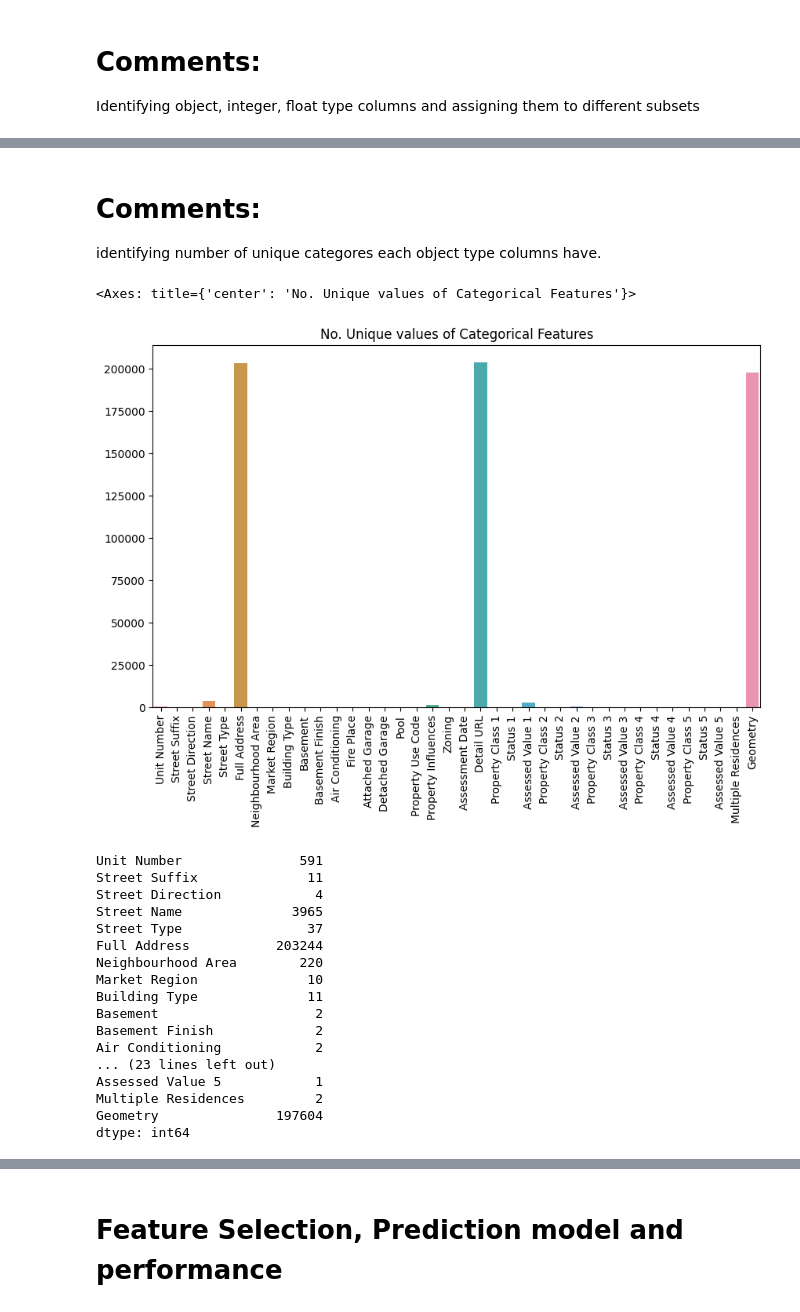
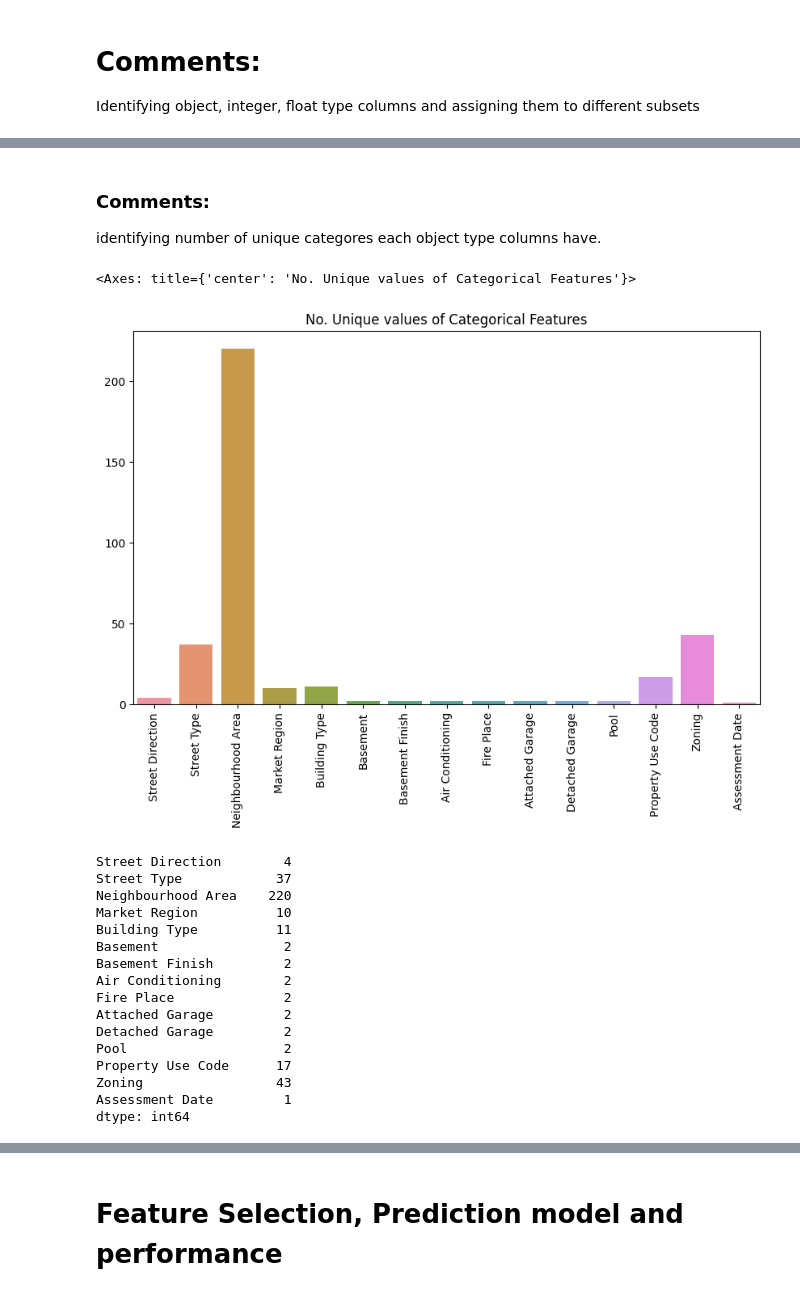
Before and after one commit to prarnamehta/Automated-Valuation-Model, a Jupyter notebook: Automated valuation model.ipynb, the cells around one changed output, grey strips where cells are left out. Cells and saved outputs as stored; diff of their text form; code cells hidden in the pictures.

```diff
--- a/Automated valuation model.ipynb
+++ b/Automated valuation model.ipynb
@@ -73,11 +91,8 @@ After scrubbing, the descriptive statistics of numerical columns is as following
 columns_to_clean = ['Street Number','Total Living Area','Total Assessed Value','Assessed Land Area','Water Frontage Measurement','Sewer Frontage Measurement',
                     'GISID','Roll Number','Dwelling Units','Current Assessment Year']
 
-# Add median separately since it's not included in describe()
-descriptive_stats.loc['median'] = ds.median()
-
-# Remove the dollar sign and convert to float
-ds[columns_to_clean] = ds[columns_to_clean].replace('[\$,]', '', regex=True).astype(float)
+for col in columns_to_clean:
+    ds[col] = pd.to_numeric(ds[col].replace('[\$,]', '', regex=True), errors='coerce')
 ds.describe()
 # %% [output]
 |  | Roll Number | Street Number | Total Living Area | Year Built | Rooms | Number Floors (Condo) | ... |
@@ -302,35 +314,46 @@ Float variables: 10
+# %%
+Cols_to_drop = ['Full Address','Geometry','Detail URL', 'Assessment Date',
+                'Assessed Value 1','Assessed Value 2','Assessed Value 3','Assessed Value 4',
+                'Assessed Value 5','Property Class 1','Property Class 2','Property Class 3',
+                'Property Class 4','Property Class 5','Status 1','Status 2','Status 3','Status 4',
+                'Status 5','Unit Number','Street Name','Street Suffix','Dwelling Units',
+                'Multiple Residences','Property Influences','Number Floors (Condo)', 'Street Number',
+                'Current Assessment Year','GISID','Centroid Lon','Centroid Lat','Roll Number']
+ds = ds.drop(columns=Cols_to_drop)
 # %% [markdown]
-# Comments:
+### Comments:
 identifying number of unique categores each object type columns have.
 # %%
-unique_values = []
+# identifying object type columns
+obj = (ds.dtypes == 'object')
+object_cols = list(obj[obj].index)
+
 for col in object_cols:
     unique_values.append(ds[col].unique().size)
 plt.figure(figsize=(10,6))
 plt.title('No. Unique values of Categorical Features')
 plt.xticks(rotation=90)
 sns.barplot(x=object_cols,y=unique_values)
 # %% [output]
 <Axes: title={'center': 'No. Unique values of Categorical Features'}>
-[figure, old version]
+[figure, new version]
 # %%
 category_counts = ds[object_cols].nunique()
 category_counts
 # %% [output]
-Unit Number               591
-Street Suffix              11
-Street Direction            4
-Street Name              3965
-Street Type                37
-Full Address           203244
-Neighbourhood Area        220
-Market Region              10
-Building Type              11
-Basement                    2
-Basement Finish             2
-Air Conditioning            2
-... (23 lines left out)
-Assessed Value 5            1
-Multiple Residences         2
-Geometry               197604
+Street Direction        4
+Street Type            37
+Neighbourhood Area    220
+Market Region          10
+Building Type          11
+Basement                2
+Basement Finish         2
+Air Conditioning        2
+Fire Place              2
+Attached Garage         2
+Detached Garage         2
+Pool                    2
+Property Use Code      17
+Zoning                 43
+Assessment Date         1
 dtype: int64
```
Also changed, not shown: parts of 49 cells of this notebook.
